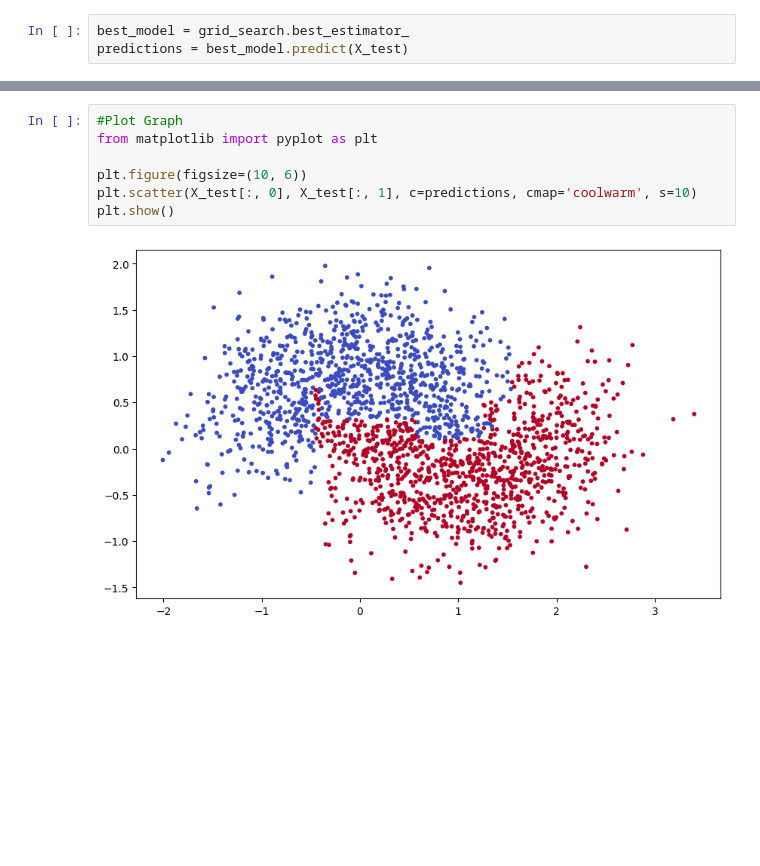
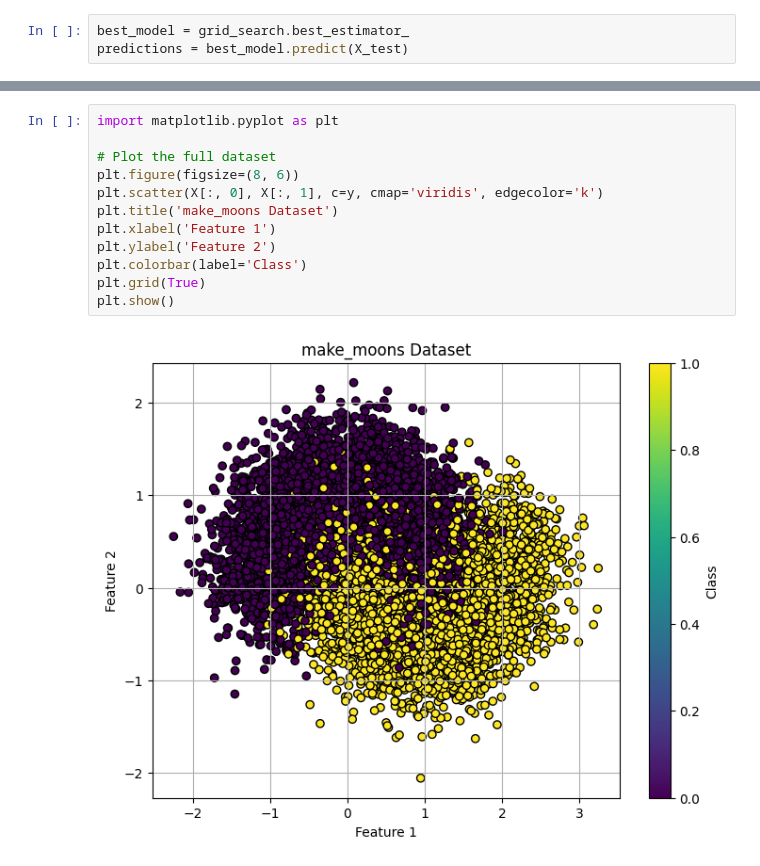
Before and after one commit to mrashutoshnigam/ai-ml-course, a Jupyter notebook: Machine-Learning/Oreilly/Exercise/Chapter6/ques7.ipynb, the cells around one changed output, grey strips where cells are left out. Cells and saved outputs as stored; diff of their text form; blank space fills up the shorter version.

Commit message:
Added more Graphs in Question 7

```diff
--- a/Machine-Learning/Oreilly/Exercise/Chapter6/ques7.ipynb
+++ b/Machine-Learning/Oreilly/Exercise/Chapter6/ques7.ipynb
@@ -73,9 +73,14 @@ array([0, 1, 1, ..., 1, 0, 0])
 # %%
-#Plot Graph
-from matplotlib import pyplot as plt
+import matplotlib.pyplot as plt
 
-plt.figure(figsize=(10, 6))
-plt.scatter(X_test[:, 0], X_test[:, 1], c=predictions, cmap='coolwarm', s=10)
+# Plot the full dataset
+plt.figure(figsize=(8, 6))
+plt.scatter(X[:, 0], X[:, 1], c=y, cmap='viridis', edgecolor='k')
+plt.title('make_moons Dataset')
+plt.xlabel('Feature 1')
+plt.ylabel('Feature 2')
+plt.colorbar(label='Class')
+plt.grid(True)
 plt.show()
 # %% [output]
-[figure, old version]
+[figure, new version]
```
Also changed, not shown: parts of 9 cells of this notebook.
